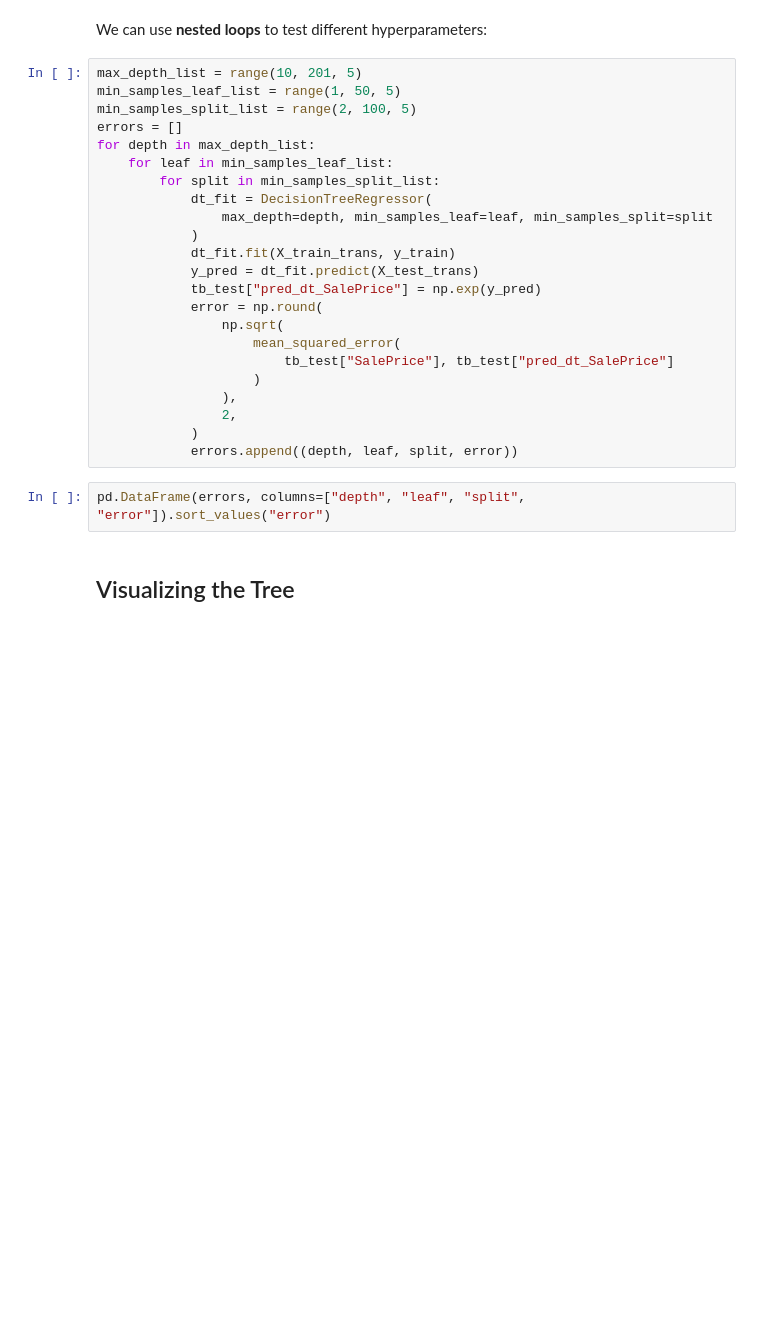
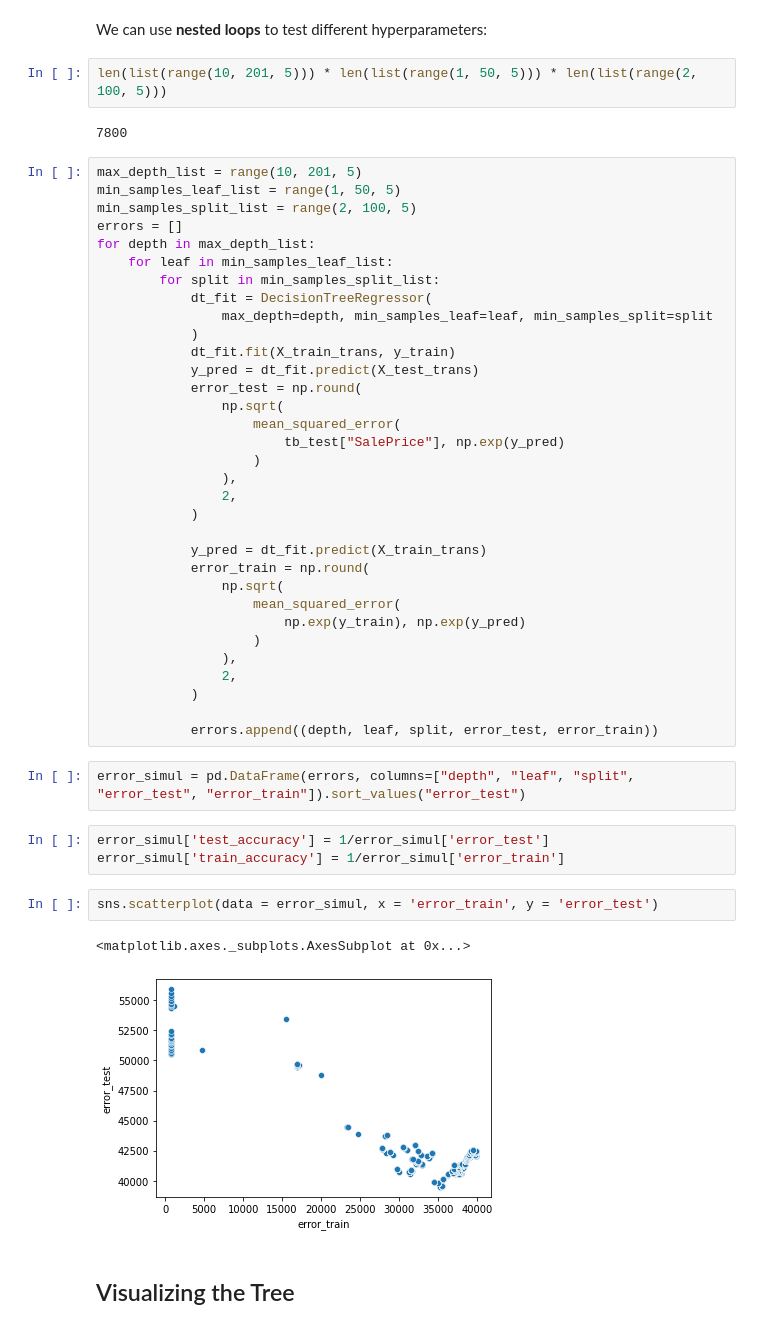
Before and after one commit to pedroteche-ih/DAFT_MEX_202209, a Jupyter notebook: ML Algorithms - Regression Problems.ipynb, the cells around one changed output. Cells and saved outputs as stored; diff of their text form; blank space fills up the shorter version.

```diff
--- a/ML Algorithms - Regression Problems.ipynb
+++ b/ML Algorithms - Regression Problems.ipynb
@@ -192,5 +344,9 @@ np.round(
 # %% [markdown]
 We can use **nested loops** to test different hyperparameters:
+# %%
+len(list(range(10, 201, 5))) * len(list(range(1, 50, 5))) * len(list(range(2, 100, 5)))
+# %% [output]
+7800
 # %%
 max_depth_list = range(10, 201, 5)
 min_samples_leaf_list = range(1, 50, 5)
@@ -204,18 +360,36 @@ for depth in max_depth_list:
             )
             dt_fit.fit(X_train_trans, y_train)
             y_pred = dt_fit.predict(X_test_trans)
-            tb_test["pred_dt_SalePrice"] = np.exp(y_pred)
-            error = np.round(
+            error_test = np.round(
                 np.sqrt(
                     mean_squared_error(
-                        tb_test["SalePrice"], tb_test["pred_dt_SalePrice"]
+                        tb_test["SalePrice"], np.exp(y_pred)
                     )
                 ),
                 2,
             )
-            errors.append((depth, leaf, split, error))
+
+            y_pred = dt_fit.predict(X_train_trans)
+            error_train = np.round(
+                np.sqrt(
+                    mean_squared_error(
+                        np.exp(y_train), np.exp(y_pred)
+                    )
+                ),
+                2,
+            )
+
+            errors.append((depth, leaf, split, error_test, error_train))
 # %%
-pd.DataFrame(errors, columns=["depth", "leaf", "split", "error"]).sort_values("error")
+error_simul = pd.DataFrame(errors, columns=["depth", "leaf", "split", "error_test", "error_train"]).sort_values("error_test")
+# %%
+error_simul['test_accuracy'] = 1/error_simul['error_test']
+error_simul['train_accuracy'] = 1/error_simul['error_train']
+# %%
+sns.scatterplot(data = error_simul, x = 'error_train', y = 'error_test')
+# %% [output]
+<matplotlib.axes._subplots.AxesSubplot at 0x...>
+[figure, added]
 # %% [markdown]
 ## Visualizing the Tree
 # %%
```
Also changed, not shown: parts of 47 cells of this notebook.
